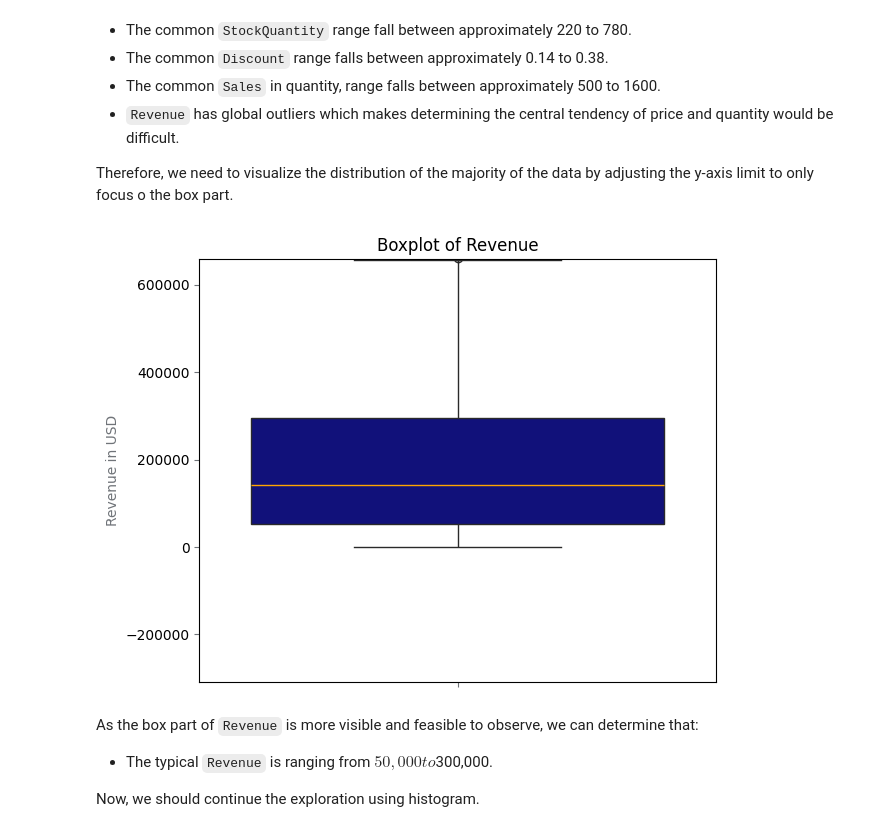
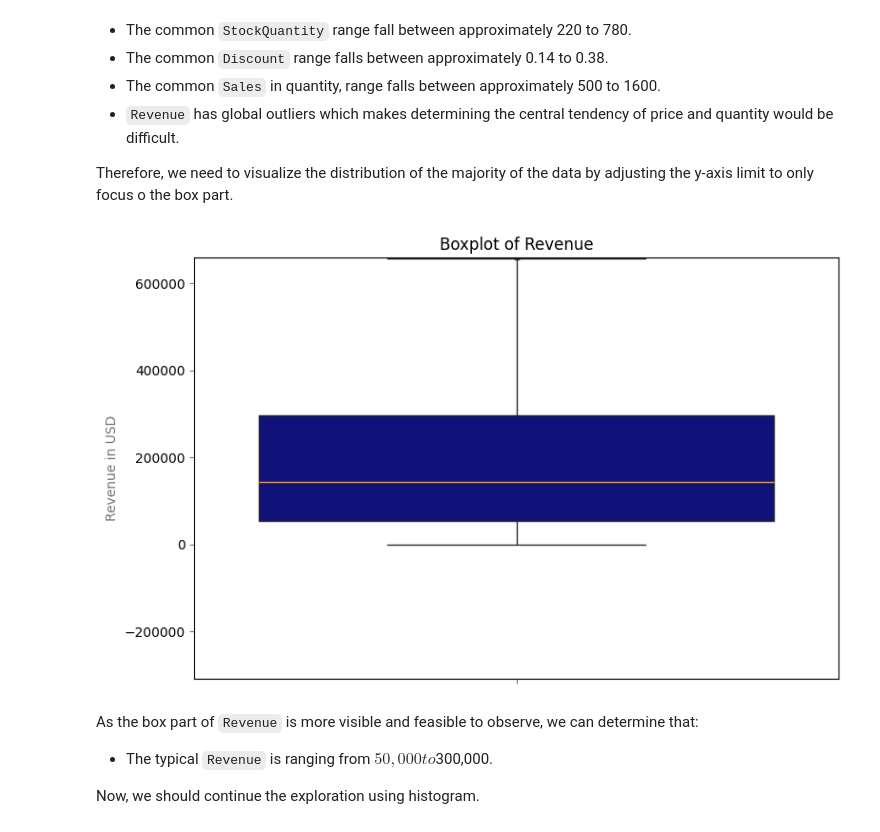
Before and after one commit to lazuardifp19/lazuardfp_portfolio, a Jupyter notebook: Ecommerce Analysis K Means/ecommerce-analysis.ipynb, the cells around one changed output. Drawn from its saved outputs; the diff is of its cells as text; code cells hidden in the pictures.

```diff
--- a/Ecommerce Analysis K Means/ecommerce-analysis.ipynb
+++ b/Ecommerce Analysis K Means/ecommerce-analysis.ipynb
@@ -275,33 +276,33 @@ It can be seen that all of the numeric variable is normally distributed and we c
 Therefore, we need to visualize the distribution of the majority of the data by adjusting the y-axis limit to only focus o the box part.
 # %%
 # Set the figure and area
-fig, ax = plt.subplots()
+fig, ax = plt.subplots(figsize=(8,5))
 
 # Plot the boxplot
 sns.boxplot(data=df, y='Revenue', color='darkblue',
             medianprops=dict(color='orange'))
 
 # Calculate the quartiles
 Q1 = df['Revenue'].quantile(0.25)
 Q3 = df['Revenue'].quantile(0.75)
 IQR = Q3 - Q1
 
 # Calculate the y-axis limits
 lower_limit = Q1 - 1.5 * IQR
 upper_limit = Q3 + 1.5 * IQR
 
 # Set the y-axis limit
 ax.set_ylim(lower_limit, upper_limit)
 
 # Set the labels, ticks, and title
 ax.set_ylabel('Revenue in USD', color='#6F7378')
 ax.tick_params(color='#6F7378')
 ax.set_title(f'Boxplot of Revenue')
 
 plt.tight_layout()
 plt.show()
 # %% [output]
-[figure, old version]
+[figure, new version]
 # %% [markdown]
 As the box part of `Revenue` is more visible and feasible to observe, we can determine that:
 - The typical `Revenue` is ranging from $50,000 to $300,000.
```
Also changed, not shown: parts of 20 cells of this notebook.
